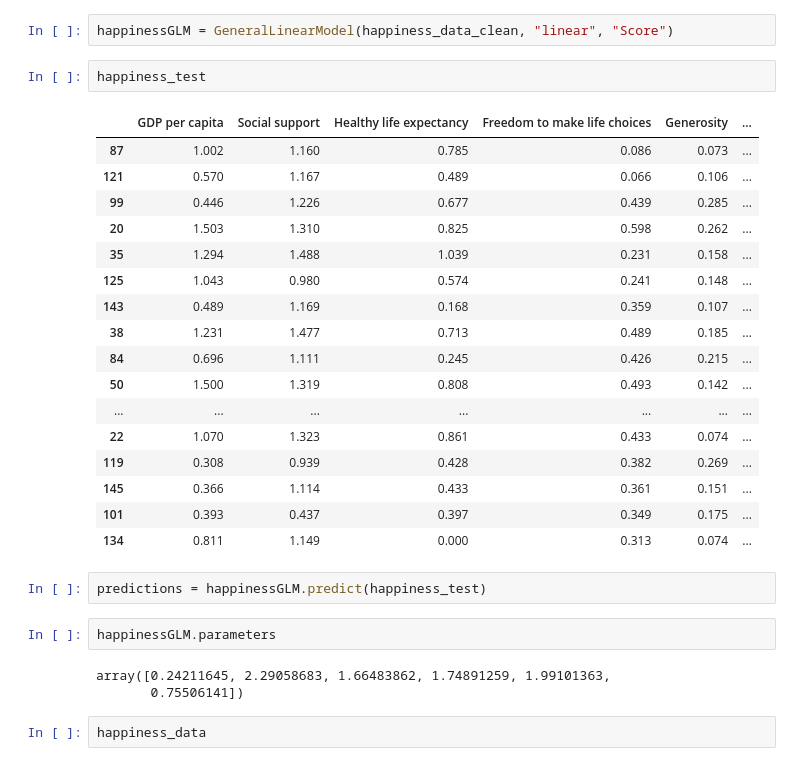
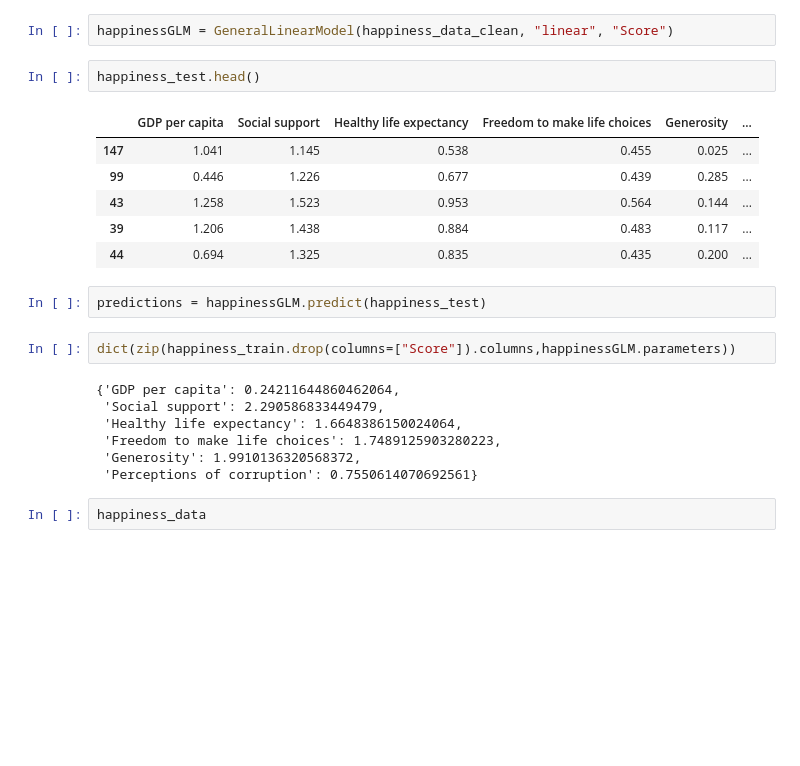
Before and after one commit to jrsaffy/GeneralLinearModel, a Jupyter notebook: testGLM.ipynb, the cells around one changed output. Cells and saved outputs as stored; diff of their text form; blank space fills up the shorter version.

```diff
--- a/testGLM.ipynb
+++ b/testGLM.ipynb
@@ -31,32 +36,25 @@ happiness_test = happiness_test.drop(columns = ["Score"])
 # %%
 happinessGLM = GeneralLinearModel(happiness_data_clean, "linear", "Score")
 # %%
-happiness_test
+happiness_test.head()
 # %% [output]
 |  | GDP per capita | Social support | Healthy life expectancy | Freedom to make life choices | Generosity | ... |
-| 87 | 1.002 | 1.160 | 0.785 | 0.086 | 0.073 | ... |
-| 121 | 0.570 | 1.167 | 0.489 | 0.066 | 0.106 | ... |
+| 147 | 1.041 | 1.145 | 0.538 | 0.455 | 0.025 | ... |
 | 99 | 0.446 | 1.226 | 0.677 | 0.439 | 0.285 | ... |
-| 20 | 1.503 | 1.310 | 0.825 | 0.598 | 0.262 | ... |
-| 35 | 1.294 | 1.488 | 1.039 | 0.231 | 0.158 | ... |
-| 125 | 1.043 | 0.980 | 0.574 | 0.241 | 0.148 | ... |
-| 143 | 0.489 | 1.169 | 0.168 | 0.359 | 0.107 | ... |
-| 38 | 1.231 | 1.477 | 0.713 | 0.489 | 0.185 | ... |
-| 84 | 0.696 | 1.111 | 0.245 | 0.426 | 0.215 | ... |
-| 50 | 1.500 | 1.319 | 0.808 | 0.493 | 0.142 | ... |
-| ... | ... | ... | ... | ... | ... | ... |
-| 22 | 1.070 | 1.323 | 0.861 | 0.433 | 0.074 | ... |
-| 119 | 0.308 | 0.939 | 0.428 | 0.382 | 0.269 | ... |
-| 145 | 0.366 | 1.114 | 0.433 | 0.361 | 0.151 | ... |
-| 101 | 0.393 | 0.437 | 0.397 | 0.349 | 0.175 | ... |
-| 134 | 0.811 | 1.149 | 0.000 | 0.313 | 0.074 | ... |
+| 43 | 1.258 | 1.523 | 0.953 | 0.564 | 0.144 | ... |
+| 39 | 1.206 | 1.438 | 0.884 | 0.483 | 0.117 | ... |
+| 44 | 0.694 | 1.325 | 0.835 | 0.435 | 0.200 | ... |
 # %%
 predictions = happinessGLM.predict(happiness_test)
-# %%
-happinessGLM.parameters
-# %% [output]
-array([0.24211645, 2.29058683, 1.66483862, 1.74891259, 1.99101363,
-       0.75506141])
+# %%
+dict(zip(happiness_train.drop(columns=["Score"]).columns,happinessGLM.parameters))
+# %% [output]
+{'GDP per capita': 0.24211644860462064,
+ 'Social support': 2.290586833449479,
+ 'Healthy life expectancy': 1.6648386150024064,
+ 'Freedom to make life choices': 1.7489125903280223,
+ 'Generosity': 1.9910136320568372,
+ 'Perceptions of corruption': 0.7550614070692561}
 # %%
 happiness_data
 # %% [output]
```
Also changed, not shown: parts of 9 cells of this notebook.
